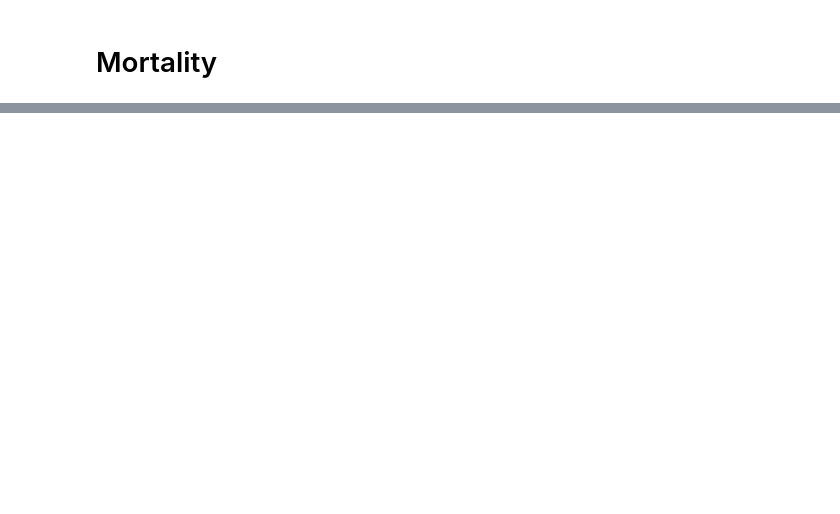
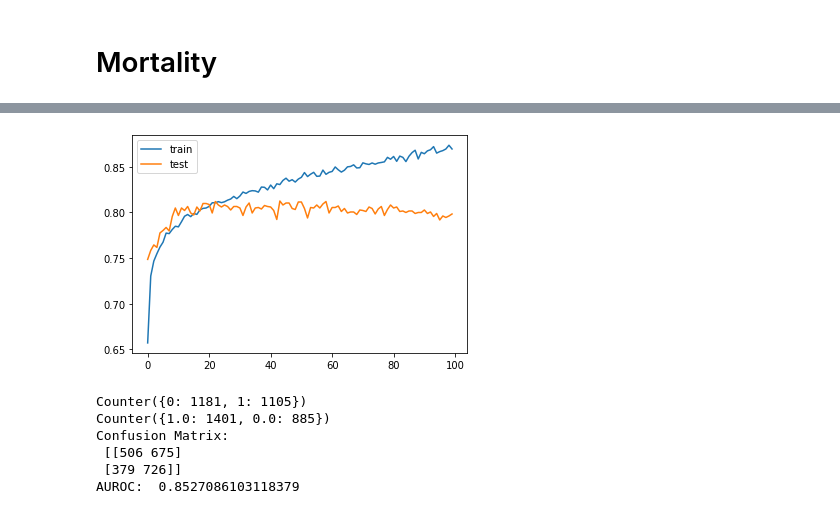
Before and after one commit to RachaelDing/733MIMIC_analysis, a Jupyter notebook: NN.ipynb, the cells around one changed output, grey strips where cells are left out. Saved outputs shown, nothing was run; the diff lists cells and outputs as text; code cells hidden in the pictures; blank space fills up the shorter version.

```diff
--- a/NN.ipynb
+++ b/NN.ipynb
@@ -204,16 +526,20 @@ explain_logistic_regression(lr, feature_names)
 # %%
 # Neural Network
-model = Sequential()
-model.add(Dense(64, input_dim=43, kernel_initializer='normal', activation='relu'))
-model.add(Dropout(0.5))
-model.add(Dense(64, activation='relu'))
-model.add(Dropout(0.5))
-model.add(Dense(1, activation='sigmoid'))
+m_model = Sequential()
+m_model.add(Dense(128, input_dim=X_train.shape[1], kernel_initializer='normal', activation='relu'))
+m_model.add(Dropout(0.2))
+m_model.add(Dense(128, activation='relu'))
+m_model.add(Dropout(0.2))
+m_model.add(Dense(1, activation='sigmoid'))
 
-model.compile(loss='binary_crossentropy', optimizer='adam', metrics=['accuracy'])
-nn = model.fit(X_train, y_train, epochs=50, batch_size=128)
-nn_score = model.evaluate(X_test, y_test, batch_size=128)
-nn_score2 = model.evaluate(X_train, y_train, batch_size=128)
+m_model.compile(loss='binary_crossentropy', optimizer='adam', metrics=['accuracy'])
+nn = m_model.fit(X_train, y_train, validation_split=0.2, epochs=100, batch_size=100)
+nn_score = m_model.evaluate(X_test, y_test)
+nn_score2 = m_model.evaluate(X_train, y_train)
 print(nn_score[1])
 print(nn_score2[1])
+plt.plot(nn.history['accuracy'], label='train')
+plt.plot(nn.history['val_accuracy'], label='test')
+plt.legend()
+plt.show()
 # %% [output]
@@ -236,0 +563,23 @@ Epoch 6/50
+[figure, added]
+# %%
+
+y_true = y_test
+y_scores = m_model.predict_proba(X_test)
+y_pred = l_model.predict(X_test)
+
+
+y_pred = np.round(y_pred)
+y_pred = y_pred.flatten()
+print(Counter(y_test))
+print(Counter(y_pred))
+cm = confusion_matrix(y_true, y_pred)
+print('Confusion Matrix: \n', cm)
+auroc = roc_auc_score(y_true, y_scores)
+print("AUROC: ", auroc)
+# %% [output]
+Counter({0: 1181, 1: 1105})
+Counter({1.0: 1401, 0.0: 885})
+Confusion Matrix:
+ [[506 675]
+ [379 726]]
+AUROC:  0.8527086103118379
```
Also changed, not shown: parts of 43 cells of this notebook, 1 other file.
